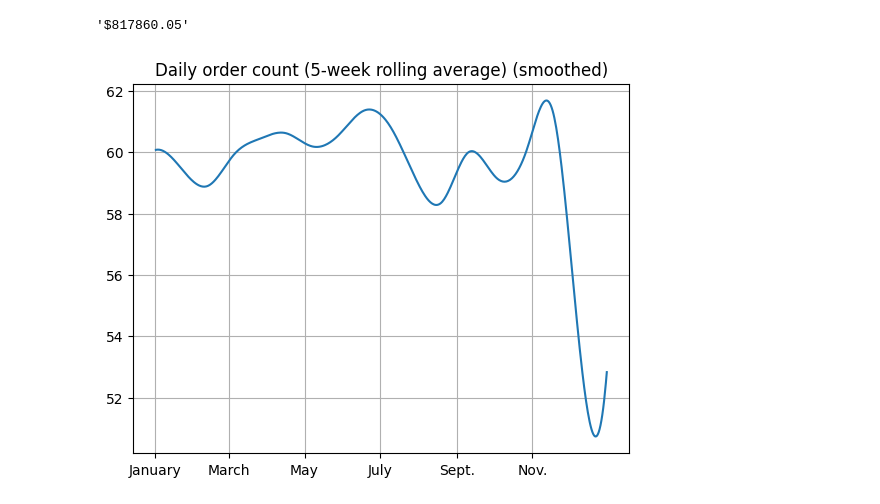
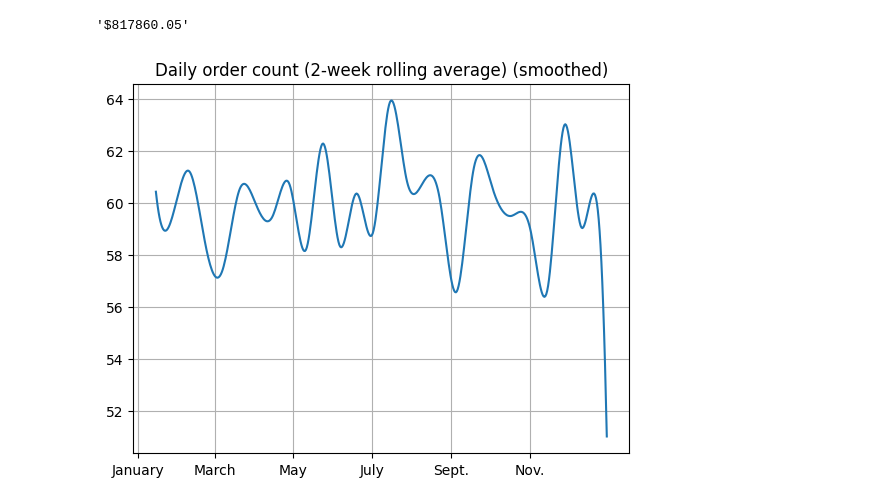
Before and after one commit to spencers145/pizza-study, a Jupyter notebook: generate_final_graphs.ipynb, the cells around one changed output. Saved outputs shown, nothing was run; the diff lists cells and outputs as text; code cells hidden in the pictures.

Commit message:
New Graphs

```diff
--- a/generate_final_graphs.ipynb
+++ b/generate_final_graphs.ipynb
@@ -32,13 +32,15 @@ ingredient_properties["pizza_types_containing"] = ingredient_properties["pizza_t
 # %%
 rollingAnalysis.plotRollingData(
     ["order_count"], daily_sales,
-    17, spline = 20, legend = False
+    13, spline = 12, legend = False
 )
 pyplot.xticks([0, 60, 121, 182, 244, 305], ["January", "March", "May", "July", "Sept.", "Nov."])
-pyplot.title("Daily order count (5-week rolling average) (smoothed)")
+pyplot.title("Daily order count (2-week rolling average) (smoothed)")
 pyplot.grid()
+
+pyplot.savefig('imageout/orders_per_day_spline_graph.png', dpi=500)
 # %% [output]
-[figure, old version]
+[figure, new version]
 # %%
 pyplot.figure(figsize = (4, 4))
 pyplot.boxplot(x = daily_sales["order_count"], whis = 2, flierprops = dict(markerfacecolor = "black", marker = "."))
```
Also changed, not shown: parts of 2 cells of this notebook, 9 other files.
